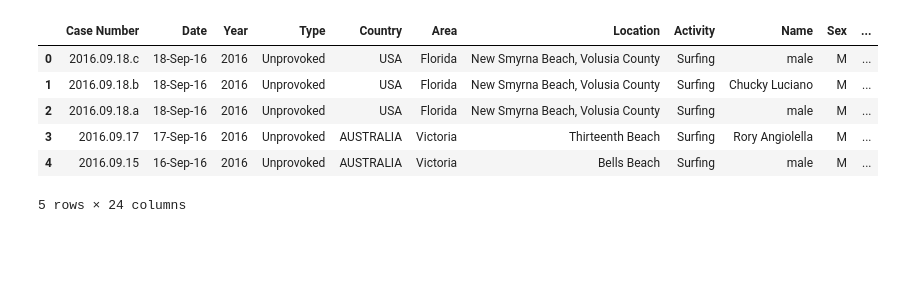
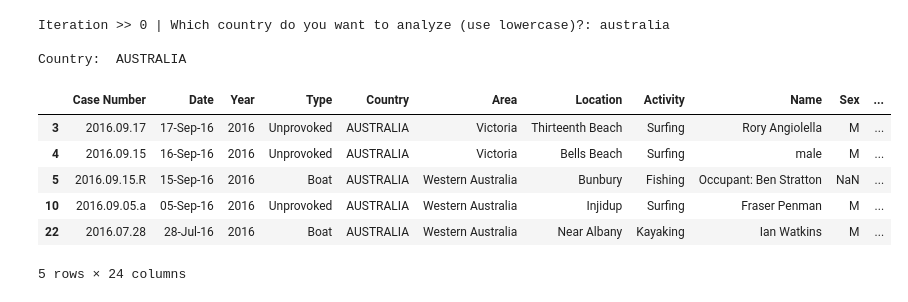
Before and after one commit to ironhack-datalabs/mad-oct-2018, a Jupyter notebook: module-1/pipelines-project/your-code/SHARKS_WOW.ipynb, the cells around one changed output. Saved outputs shown, nothing was run; the diff lists cells and outputs as text; code cells hidden in the pictures; blank space fills up the shorter version.

```diff
--- a/module-1/pipelines-project/your-code/SHARKS_WOW.ipynb
+++ b/module-1/pipelines-project/your-code/SHARKS_WOW.ipynb
@@ -4,12 +8,12 @@ import os
 # %%
-def list_files(startpath):
+def listing_files(startpath):
     """
     This programm retrieve a list of available files in our actual root tree for a specific file format
     """
     formatfile=input("Please define your format file: ")
     return [os.path.join(root,f) for root,dirs,files in os.walk(startpath) for f in files if f.endswith(formatfile)]
 # %%
-def data_retrieve():
+def acquire_data():
     """
     This function will retrieve the valuable data for this case study
     It will ask you wich document index do you want to analyze (via printed
@@ -17,7 +21,7 @@ def data_retrieve():
     is not in the indexes list. You are suposse to be smart enough to define
     your input as an integer
     """
-    files=list_files('./')
+    files=listing_files('./')
     counter=-1;
     print("")
     print("Available files: ")
@@ -39,9 +43,12 @@ def data_retrieve():
     except ValueError:
         print(chr(27)+"[1;31m"+"NO FILES FOUND FOR THE FILE FORMAT YOU HAVE DEFINED ABOVE"+chr(27)+"[0m"+"")
     else:
+        print("")
+        print(chr(27)+"[1;32m"+"Successfully loaded  "+u'\u2713'+chr(27)+"[0m"+"")
+        print("")
         return pd.read_csv(files[index_dat],encoding = "ISO-8859-1")
 # %%
-data=data_retrieve()
+data=acquire_data()
 # %% [output]
 Please define your format file: csv
 
@@ -52,10 +60,0 @@ Please define your file index showed above: 0
-# %%
-data.head(5)
-# %% [output]
-|  | Case Number | Date | Year | Type | Country | Area | Location | Activity | Name | Sex | ... |
-| 0 | 2016.09.18.c | 18-Sep-16 | 2016 | Unprovoked | USA | Florida | New Smyrna Beach, Volusia County | Surfing | male | M | ... |
-| 1 | 2016.09.18.b | 18-Sep-16 | 2016 | Unprovoked | USA | Florida | New Smyrna Beach, Volusia County | Surfing | Chucky Luciano | M | ... |
-| 2 | 2016.09.18.a | 18-Sep-16 | 2016 | Unprovoked | USA | Florida | New Smyrna Beach, Volusia County | Surfing | male | M | ... |
-| 3 | 2016.09.17 | 17-Sep-16 | 2016 | Unprovoked | AUSTRALIA | Victoria | Thirteenth Beach | Surfing | Rory Angiolella | M | ... |
-| 4 | 2016.09.15 | 16-Sep-16 | 2016 | Unprovoked | AUSTRALIA | Victoria | Bells Beach | Surfing | male | M | ... |
-5 rows × 24 columns
@@ -63,0 +61,44 @@ data_raw['Country']
+# %%
+def wrangle(df):
+    """
+    This function first cleans all rows for Counttry Attribute with nan values
+    Then it filter the data for an input Country defined by the user
+    """
+    df=df.dropna(subset=['Country']) # First nan values removal
+    list_countries=df['Country'].unique()
+    country_in='MARS'
+    counter=0
+    try:
+        while country_in.upper() not in list_countries:
+            print("")
+            country_in=input("Iteration >> %s | Which country do you want to analyze (use lowercase)?: " %counter)
+            print("")
+            counter+=1
+            if counter==5:
+                raise IOError
+            if country_in.upper() in list_countries and len(df[df['Country']==country_in])<10:
+                counter=0
+                print('Not enough registers for %s' %country_in)
+                country_in='MARS'
+    except IOError:
+        print("")
+        print(chr(27)+"[1;31m"+("I am bored of you pulling my leg").upper()+chr(27)+"[0m"+"")
+        print("AGUR!")
+        print("")
+    else:
+        return df[df['Country']==country_in.upper()],country_in.upper()
+# %%
+filtered_data,country=wrangle(data)
+print("Country: ",country)
+display(filtered_data.head())
+# %% [output]
+Iteration >> 0 | Which country do you want to analyze (use lowercase)?: australia
+
+Country:  AUSTRALIA
+|  | Case Number | Date | Year | Type | Country | Area | Location | Activity | Name | Sex | ... |
+| 3 | 2016.09.17 | 17-Sep-16 | 2016 | Unprovoked | AUSTRALIA | Victoria | Thirteenth Beach | Surfing | Rory Angiolella | M | ... |
+| 4 | 2016.09.15 | 16-Sep-16 | 2016 | Unprovoked | AUSTRALIA | Victoria | Bells Beach | Surfing | male | M | ... |
+| 5 | 2016.09.15.R | 15-Sep-16 | 2016 | Boat | AUSTRALIA | Western Australia | Bunbury | Fishing | Occupant: Ben Stratton | NaN | ... |
+| 10 | 2016.09.05.a | 05-Sep-16 | 2016 | Unprovoked | AUSTRALIA | Western Australia | Injidup | Surfing | Fraser Penman | M | ... |
+| 22 | 2016.07.28 | 28-Jul-16 | 2016 | Boat | AUSTRALIA | Western Australia | Near Albany | Kayaking | Ian Watkins | M | ... |
+5 rows × 24 columns
```
Also changed, not shown: parts of 9 cells of this notebook, 4 other files.
